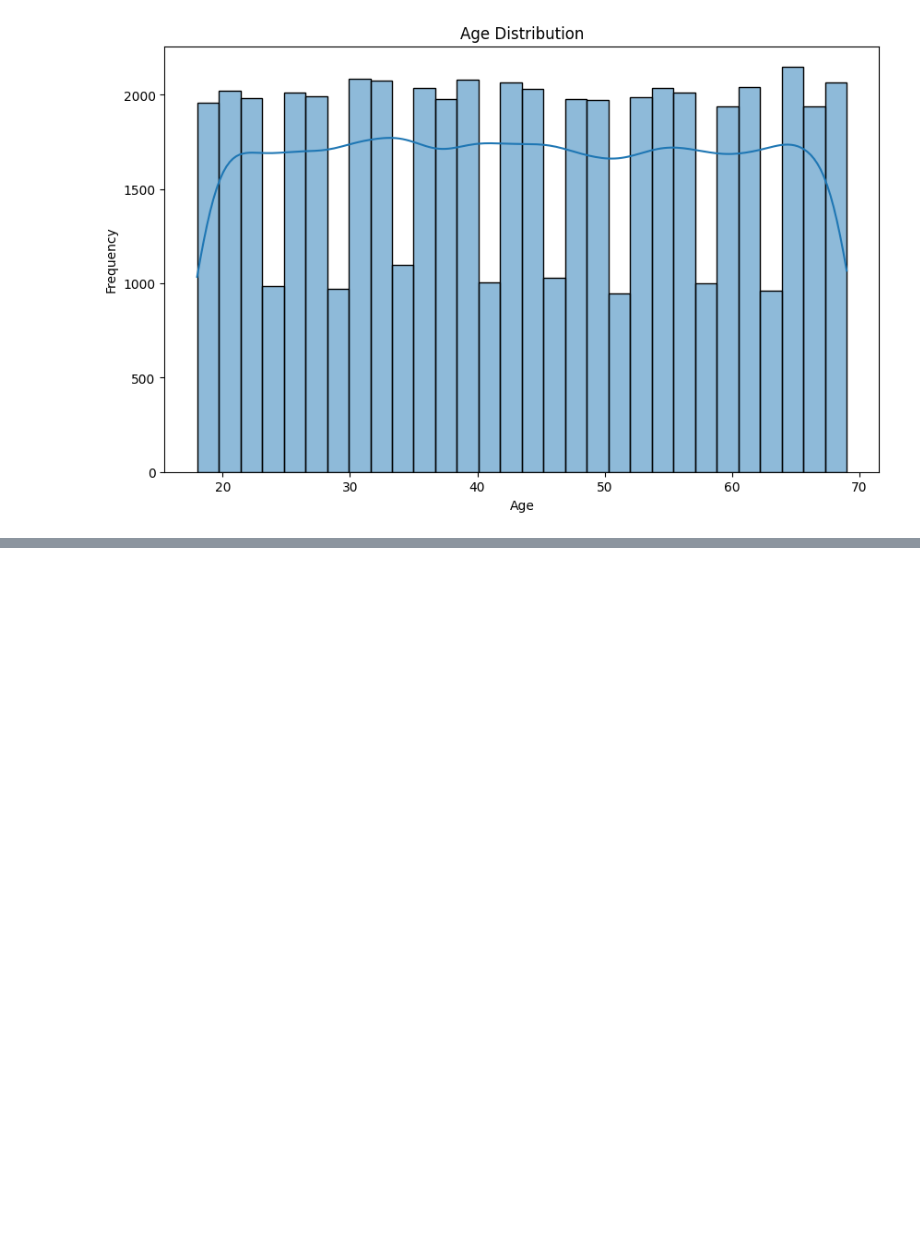
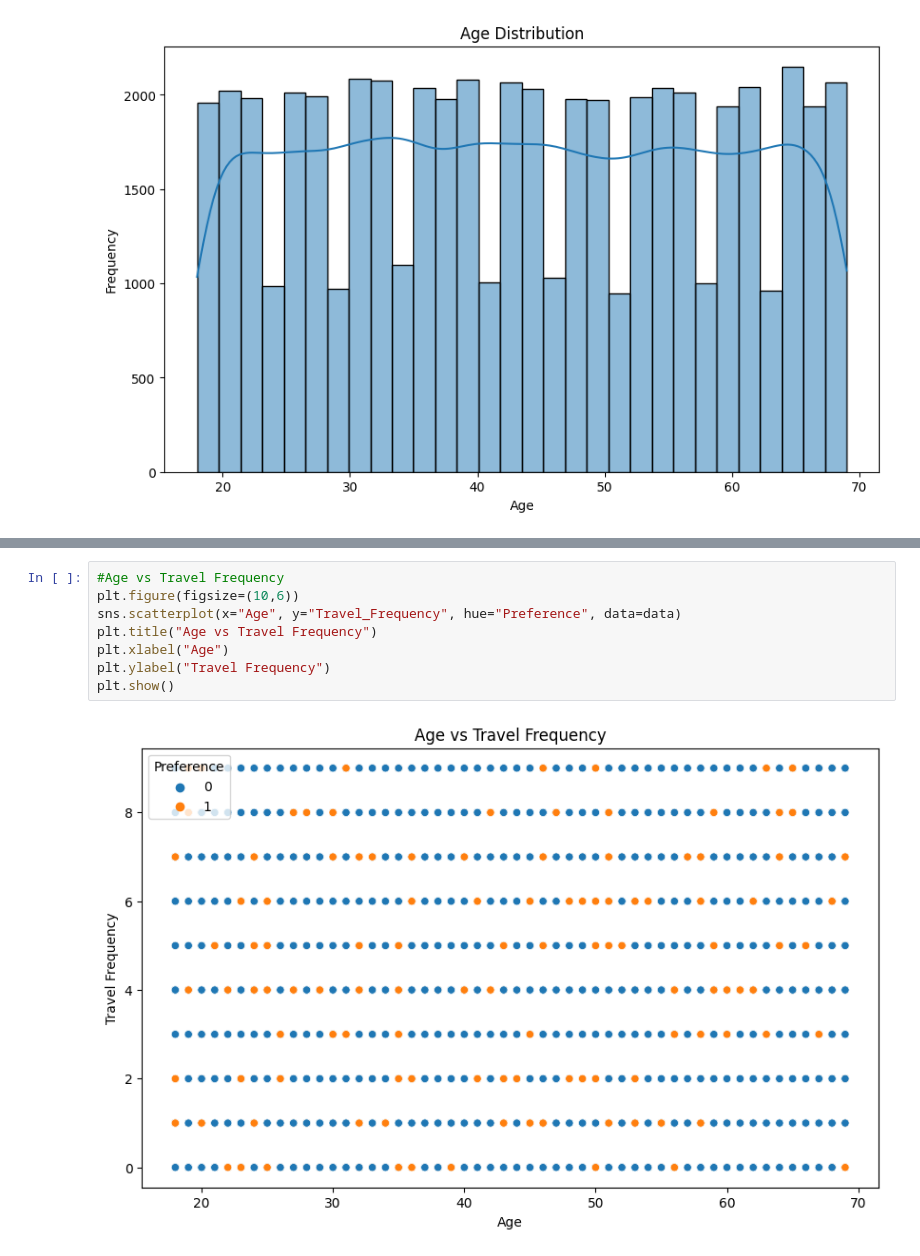
Before and after one commit to mervegb/vacation-preference-prediction, a Jupyter notebook: vacation_preference_prediction.ipynb, the cells around one changed output, grey strips where cells are left out. Drawn from its saved outputs; the diff is of its cells as text; blank space fills up the shorter version.

```diff
--- a/vacation_preference_prediction.ipynb
+++ b/vacation_preference_prediction.ipynb
@@ -112,0 +142,10 @@ plt.show()
+# %%
+#Age vs Travel Frequency
+plt.figure(figsize=(10,6))
+sns.scatterplot(x="Age", y="Travel_Frequency", hue="Preference", data=data)
+plt.title("Age vs Travel Frequency")
+plt.xlabel("Age")
+plt.ylabel("Travel Frequency")
+plt.show()
+# %% [output]
+[figure, added]
```
Also changed, not shown: parts of 12 cells of this notebook.
